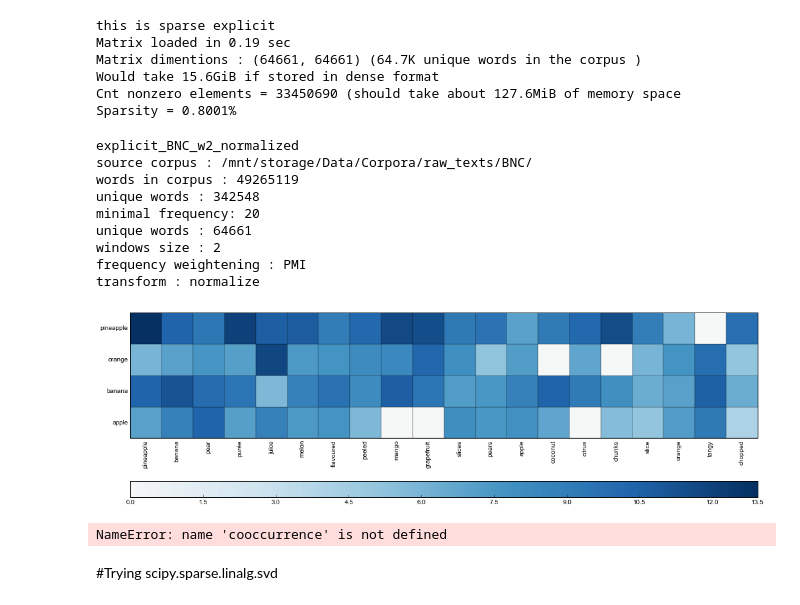
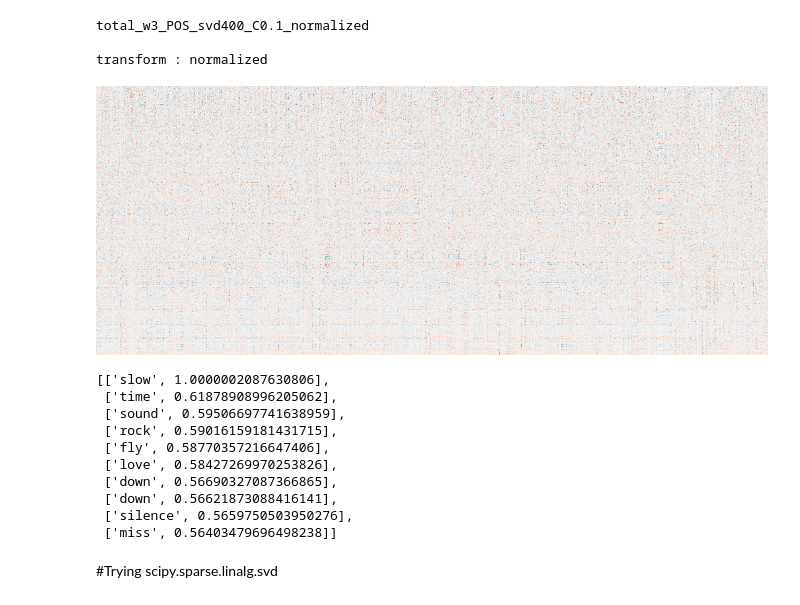
Before and after one commit to undertherain/vsmlib, a Jupyter notebook: python/matrices.ipynb, the cells around one changed output. Saved outputs shown, nothing was run; the diff lists cells and outputs as text; code cells hidden in the pictures.

```diff
--- a/python/matrices.ipynb
+++ b/python/matrices.ipynb
@@ -101,14 +45,10 @@ def draw_features(mm,num_features=20):
 # %%
 #m=load_from_dir("/storage/scratch/brown_svd300")
-m=vsmlib.model.load_from_dir("/mnt/work/nlp_scratch/BNC_w2//")
+models=[]
+m=vsmlib.model.load_from_dir("/mnt/work/nlp_scratch/total_w3_POS_svd400_C0.1")
 #m=vsmlib.model.load_from_dir("/storage/scratch/_w2v")
+#print(m.vocabulary.get_id("apple"))
+#m.vocabulary.get_word_by_id(3241)
-# %% [output]
-this is sparse explicit
-Matrix loaded in 0.19 sec
-Matrix dimentions : (64661, 64661) (64.7K unique words in the corpus )
-Would take 15.6GiB if stored in dense format
-Cnt nonzero elements = 33450690 (should take about 127.6MiB of memory space
-Sparsity = 0.8001%
 # %%
 #m.clip_negatives()
 m.normalize()
@@ -116,49 +56,34 @@ print(m.name)
 print(m.provenance)
 #m.vocabulary.lst_words
 # %% [output]
-explicit_BNC_w2_normalized
-source corpus : /mnt/storage/Data/Corpora/raw_texts/BNC/
-words in corpus : 49265119
-unique words : 342548
-minimal frequency: 20
-unique words : 64661
-windows size : 2
-frequency weightening : PMI
-transform : normalize
+total_w3_POS_svd400_C0.1_normalized
+
+transform : normalized
 # %%
+imp.reload(vsmlib.visualize)
 #words_of_interest=["germany","berlin","japan","tokyo"]
-words_of_interest=["apple","banana","orange","pineapple"]
-#words_of_interest=["fast","quick"]
-draw_features(m,num_features=20)
-#draw_features(m,num_features=40)
+#words_of_interest=["fast","quick","rapid", "swift", "slow","sluggish", "delayed","apple"]
+words_of_interest=["fast","quick","slow"]
+#draw_features_and_similarity(m,words_of_interest)
+#draw_features(m,words_of_interest,num_features=40)
+
+plotvectors(m)
+#print(1)
 # %% [output]
-[figure, old version]
+[figure, new version]
-# %%
-if cooccurrence.shape[1]>8000:
-    print ("No way, this matrix is too huge")
-else:
-    c=cooccurrence.todense()
-    ut, s_ev, vt = np.linalg.svd(c.T,full_matrices=False)
-    #projected=np.dot(vt.T,np.diag(s_ev))#[:,[0,1,2,3]]
-    projected_densesvd=np.dot(c,ut)
-    plt.plot(s_ev)
-    plt.show()
-    filename=dir_root.split('/')[-1]+"_dense"
-    filename=os.path.join("sigmas",filename)
-    print (filename)
-    with open(filename, 'wb') as f:
-        #pickle.dump(s_ev, f)
-        #s_ev.tofile(f)
-        np.savetxt(f,s_ev)
-    draw_features_and_similarity(projected_densesvd,True)
-    plt.show()
-
-#print(s_ev)
-#projected=vt
-#draw_features_and_similarity(projected,True)
-#plt.plot(s_ev)
-# %% [output]
-NameError: name 'cooccurrence' is not defined
+# %%
+m.get_most_similar_words("slow")
+# %% [output]
+[['slow', 1.0000002087630806],
+ ['time', 0.61878908996205062],
+ ['sound', 0.59506697741638959],
+ ['rock', 0.59016159181431715],
+ ['fly', 0.58770357216647406],
+ ['love', 0.58427269970253826],
+ ['down', 0.56690327087366865],
+ ['down', 0.56621873088416141],
+ ['silence', 0.5659750503950276],
+ ['miss', 0.56403479696498238]]
 # %% [markdown]
 #Trying scipy.sparse.linalg.svd
 # %%
```
Also changed, not shown: parts of 9 cells of this notebook, 4 other files.
